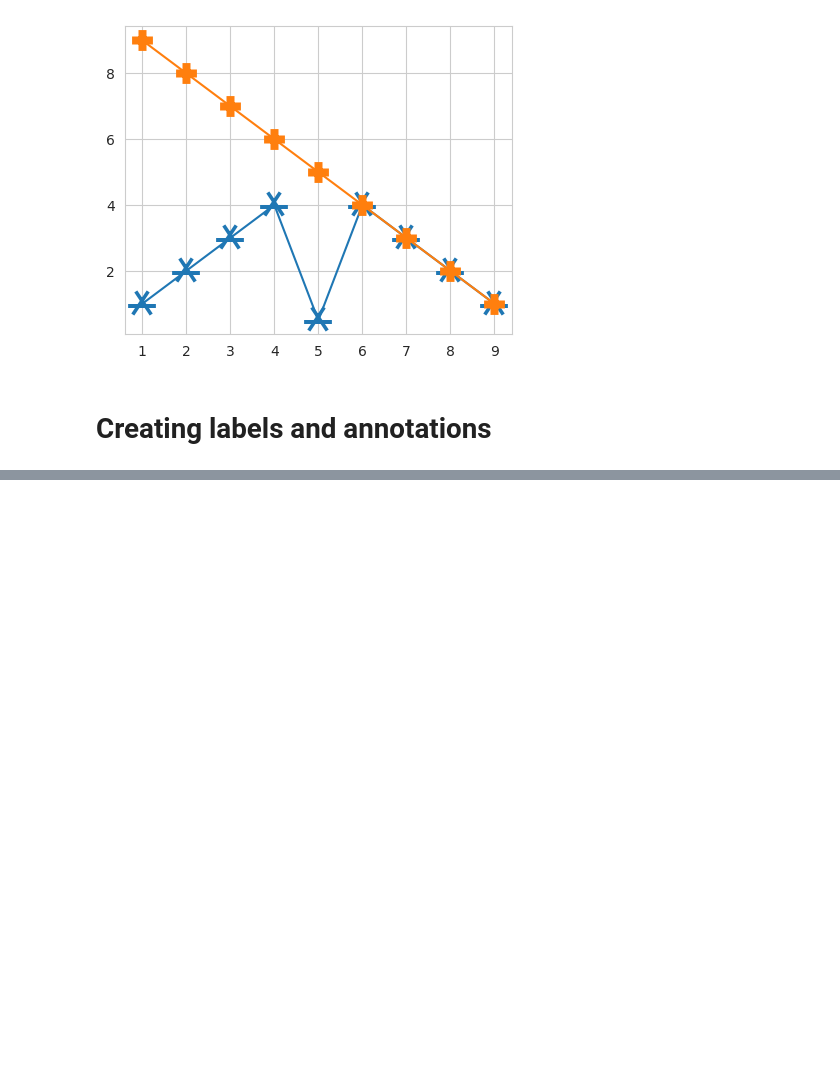
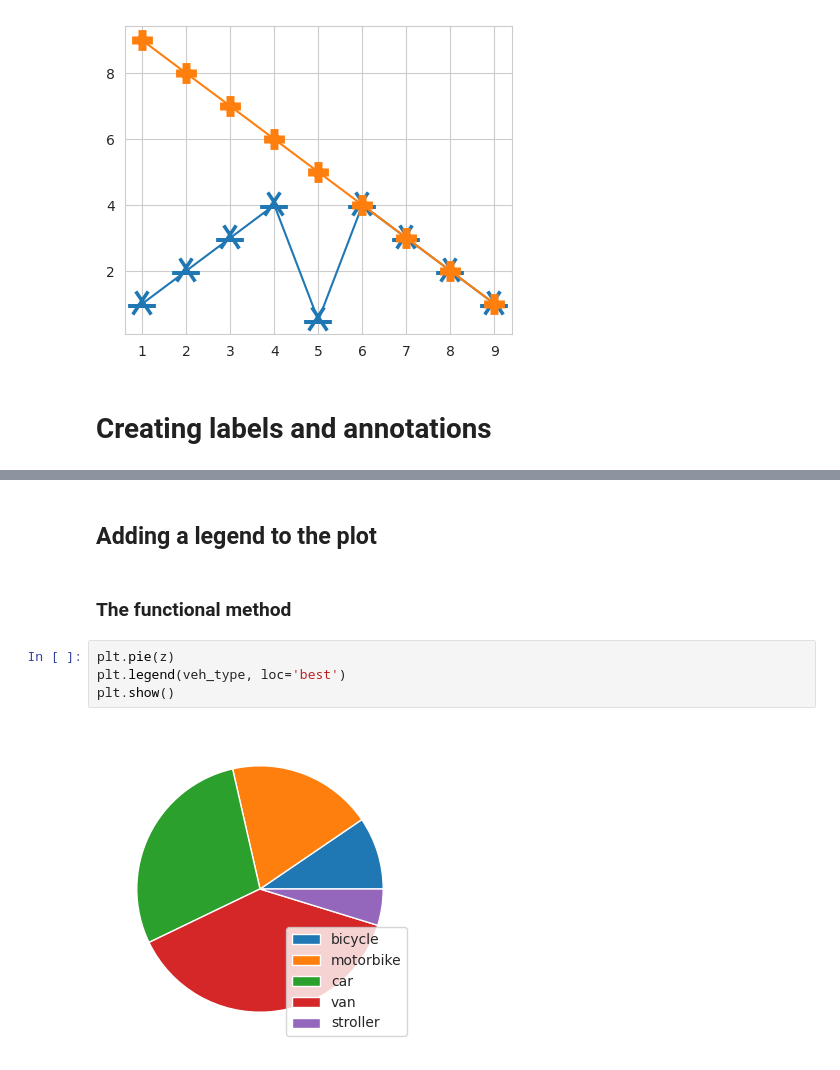
Before and after one commit to ciroAlosaScania/python-for-data-science-and-machine-learning-essential-training-part-1-3006708, a Jupyter notebook: 20_Practical_Data_Visualization.ipynb, the cells around one changed output, grey strips where cells are left out. Saved outputs shown, nothing was run; the diff lists cells and outputs as text; blank space fills up the shorter version.

```diff
--- a/20_Practical_Data_Visualization.ipynb
+++ b/20_Practical_Data_Visualization.ipynb
@@ -328,0 +387,10 @@ plt.plot(x1, y1, marker='+', mew=15)
+# %% [markdown]
+## Adding a legend to the plot
+# %% [markdown]
+### The functional method
+# %%
+plt.pie(z)
+plt.legend(veh_type, loc='best')
+plt.show()
+# %% [output]
+[figure, added]
```
Also changed, not shown: parts of 38 cells of this notebook, 1 other file.
